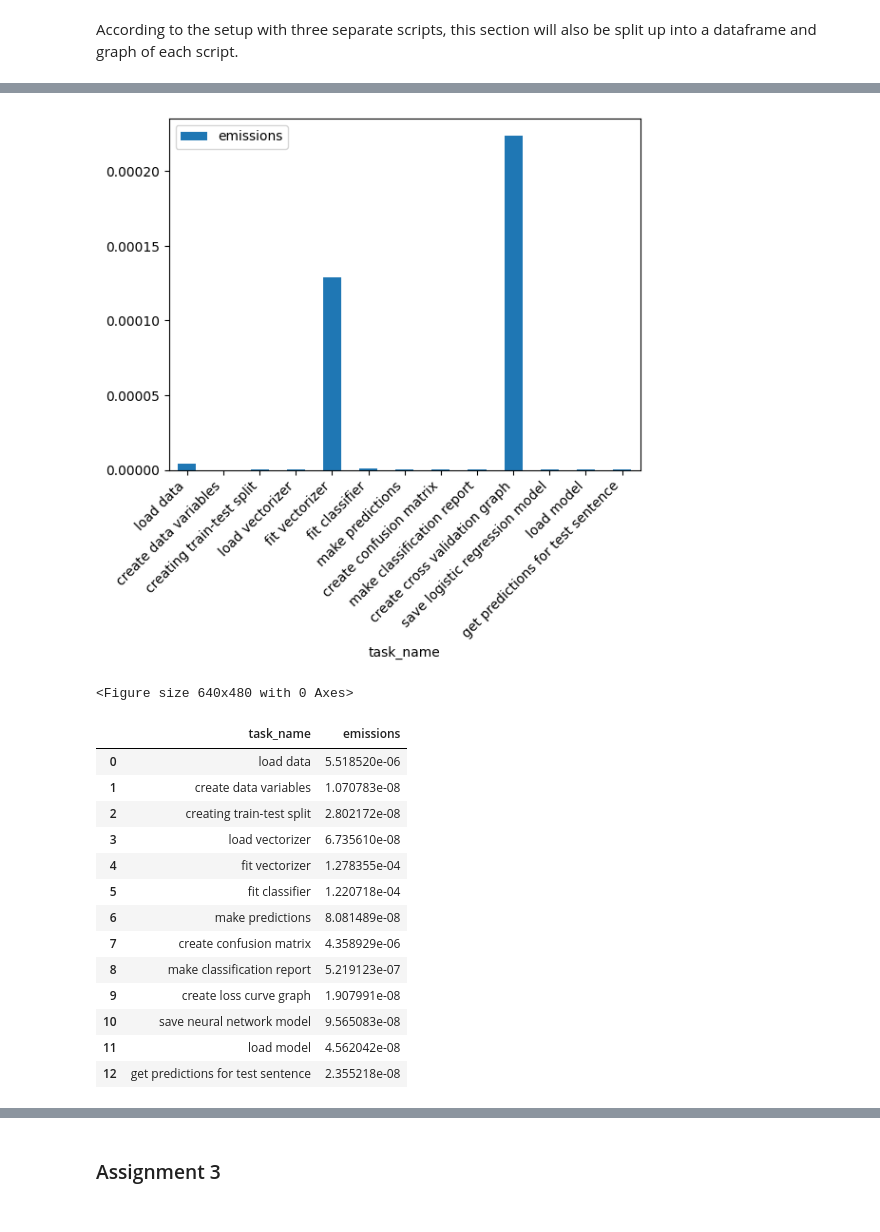
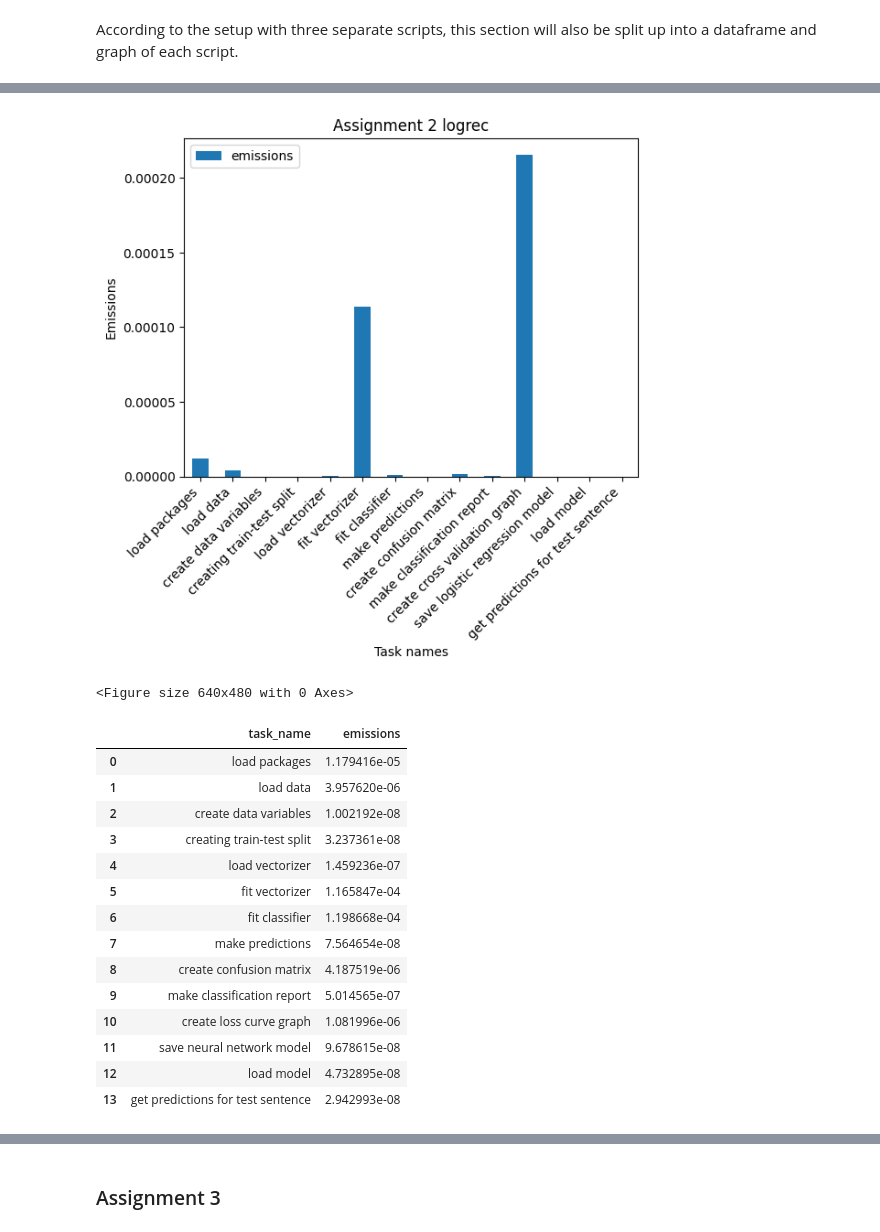
Before and after one commit to idajohannesen/cds-lang, a Jupyter notebook: assignments/assignment 5/src/assignment5.ipynb, the cells around one changed output, grey strips where cells are left out. Saved outputs shown, nothing was run; the diff lists cells and outputs as text; code cells hidden in the pictures.

```diff
--- a/assignments/assignment 5/src/assignment5.ipynb
+++ b/assignments/assignment 5/src/assignment5.ipynb
@@ -101,7 +120,7 @@ plt.clf()
 # %%
 # loading the csv file with emissions for assignment 2's logistic regression classifier
 
-filename2logreg = os.path.join("../input/emissions_base_e95cf46e-e345-4a3b-a412-98a463f3c40b.csv")
+filename2logreg = os.path.join("../input/emissions_base_b5cae586-a113-4589-9cac-05563ef18571.csv")
 assignment2logreg = pd.read_csv(filename2logreg)
 assignment2logreg[["task_name", "emissions"]]
 # %% [output]
@@ -122,36 +142,40 @@ assignment2logreg[["task_name", "emissions"]]
 # %%
 # creating a visualization of the emissions
 
 assignment2logreg.plot(x="task_name", y="emissions", kind="bar")
+plt.title("Assignment 2 logrec")
+plt.ylabel("Emissions")
+plt.xlabel("Task names")
 plt.xticks(rotation=45, ha="right")
 
 plt.savefig('../output/Assignment2logreg_emissions.png') # save output
 plt.show()
 plt.clf()
 # %% [output]
-[figure, old version]
+[figure, new version]
 <Figure size 640x480 with 0 Axes>
 # %%
 # loading the csv file with emissions for assignment 2's mlp classifier
 
-filename2mlp = os.path.join("../input/emissions_base_621c7fac-9382-44de-991c-98a4f1b7e6f7.csv")
+filename2mlp = os.path.join("../input/emissions_base_aa051452-02ad-46c0-aef9-240620a8e2b6.csv")
 assignment2mlp = pd.read_csv(filename2mlp)
 assignment2mlp[["task_name", "emissions"]]
 # %% [output]
 |  | task_name | emissions |
-| 0 | load data | 5.518520e-06 |
-| 1 | create data variables | 1.070783e-08 |
-| 2 | creating train-test split | 2.802172e-08 |
-| 3 | load vectorizer | 6.735610e-08 |
-| 4 | fit vectorizer | 1.278355e-04 |
-| 5 | fit classifier | 1.220718e-04 |
-| 6 | make predictions | 8.081489e-08 |
-| 7 | create confusion matrix | 4.358929e-06 |
-| 8 | make classification report | 5.219123e-07 |
-| 9 | create loss curve graph | 1.907991e-08 |
-| 10 | save neural network model | 9.565083e-08 |
-| 11 | load model | 4.562042e-08 |
-| 12 | get predictions for test sentence | 2.355218e-08 |
+| 0 | load packages | 1.179416e-05 |
+| 1 | load data | 3.957620e-06 |
+| 2 | create data variables | 1.002192e-08 |
+| 3 | creating train-test split | 3.237361e-08 |
+| 4 | load vectorizer | 1.459236e-07 |
+| 5 | fit vectorizer | 1.165847e-04 |
+| 6 | fit classifier | 1.198668e-04 |
+| 7 | make predictions | 7.564654e-08 |
+| 8 | create confusion matrix | 4.187519e-06 |
+| 9 | make classification report | 5.014565e-07 |
+| 10 | create loss curve graph | 1.081996e-06 |
+| 11 | save neural network model | 9.678615e-08 |
+| 12 | load model | 4.732895e-08 |
+| 13 | get predictions for test sentence | 2.942993e-08 |
 # %%
 # creating a visualization of the emissions
 
```
Also changed, not shown: parts of 16 cells of this notebook, 23 other files.
